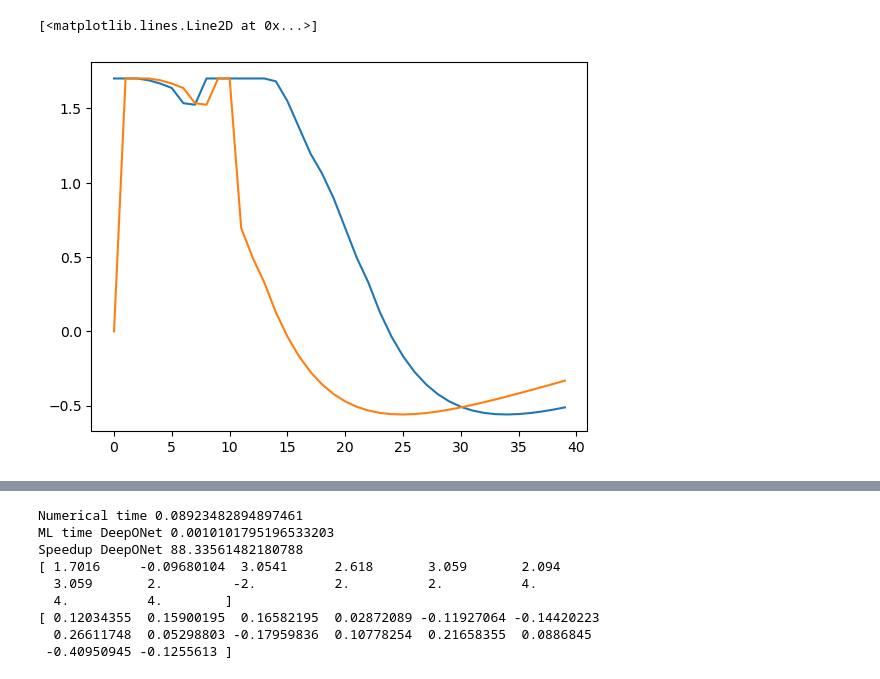
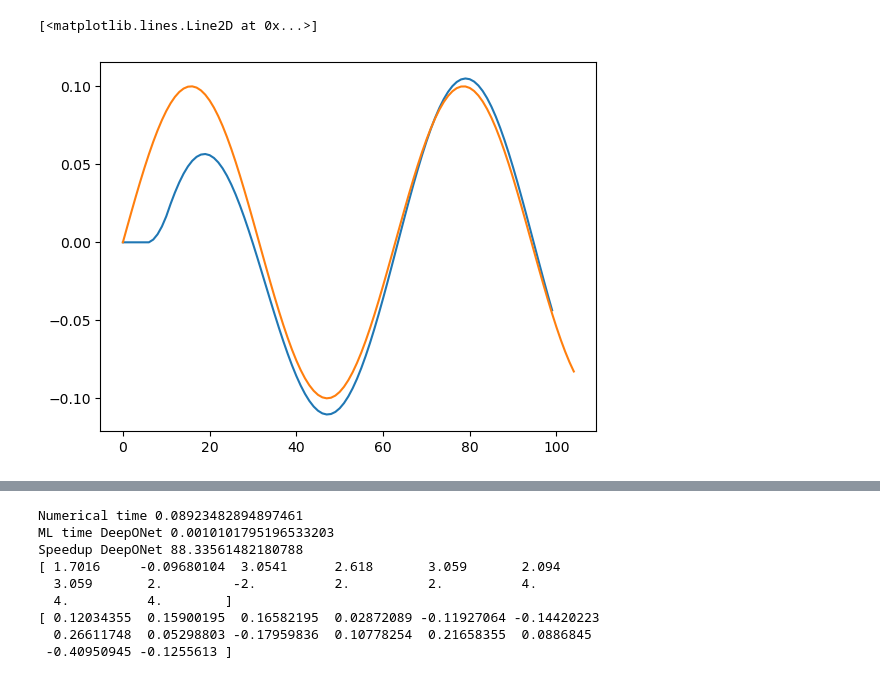
Before and after one commit to gokulg02/NeuralOperatorPredictorFeedback-xArm6, a Jupyter notebook: BaxterCorrectDynamics.ipynb, the cells around one changed output, grey strips where cells are left out. Saved outputs shown, nothing was run; the diff lists cells and outputs as text; code cells hidden in the pictures.

```diff
--- a/BaxterCorrectDynamics.ipynb
+++ b/BaxterCorrectDynamics.ipynb
@@ -63,19 +112,19 @@ dh_params = np.array([[0.2703, 0.069, -math.pi/2, 5.70044],
 [0, 0, math.pi/2, 1.60979],
 [0.2295,  0, 0, 0.54218]])
 
-dof = 7
-a = np.zeros(7)
-d = np.zeros(7)
-alpha = np.zeros(7)
-m = np.zeros(7)
-for i in range(7):
+dof = 3
+a = np.zeros(dof)
+d = np.zeros(dof)
+alpha = np.zeros(dof)
+m = np.zeros(dof)
+for i in range(dof):
     a[i] = dh_params[i, 1]
     d[i] = dh_params[i, 0]
     alpha[i] = dh_params[i, 2]
     m[i] = dh_params[i, 3]
 
 J = np.zeros((4,4,dof))
-for i in range(7):
+for i in range(dof):
     J[:,:,i] = [[0.5*(-inertias[i,0]+inertias[i, 1]+inertias[i, 2]),inertias[i, 3],inertias[i,5], m[i]*coms[i, 0]],\
                     [inertias[i, 3], 0.5*(inertias[i,0]-inertias[i, 1]+inertias[i, 2]), inertias[i, 4], m[i]*coms[i, 1]], \
                     [inertias[i, 5], inertias[i, 4], 0.5*(inertias[i,0]+inertias[i, 1]-inertias[i, 2]), m[i]*coms[i, 2]], \
@@ -288,45 +351,45 @@ def simulate_system(x0, qdes, qdesdot, qdesddot, dt, T, D, dof, predictor_func,
 # %%
 joint_lim_min = np.array([-1.7016, -2.147, -3.0541, -0.05, -3.059, -1.571, -3.059])
 joint_lim_max = np.array([1.7016, 1.047, 3.0541, 2.618, 3.059, 2.094, 3.059])
+joint_lim_min = joint_lim_min[0:dof]
+joint_lim_max = joint_lim_max[0:dof]
 
 # Generate a trajecotry:
-def generate_trajectory(joint_lim_min, joint_lim_max, scaling, dt, T, D):
+def generate_trajectory(joint_lim_min, joint_lim_max, scaling, dt, T, D, y_shift):
     t = np.arange(0, T+D, dt)
     q = np.zeros((len(t), len(joint_lim_min)))
     qd= np.zeros((len(t), len(joint_lim_min)))
     qdd = np.zeros((len(t), len(joint_lim_min)))
     for i in range(len(t)):
         # ensures positive q so we are in the joints
-        q[i] = [math.sin(t[i]*period)*scaling + scaling]*len(joint_lim_min)
+        q[i] = [math.sin(t[i]*period)*scaling ]*len(joint_lim_min) + y_shift
         qd[i] = [math.cos(t[i]*period)*scaling*period]*len(joint_lim_min)
         qdd[i] = [-math.sin(t[i]*period)*scaling*period**2] * len(joint_lim_min)
         if (np.maximum(np.minimum(q[i], joint_lim_max), joint_lim_min) != q[i]).any():
-            raise Exception("Trajecotry not feasible")
+            raise Exception("Trajectory not feasible")
     return q, qd, qdd
 
-T = 4
+T = 10
 period = 1
 dt = 0.1
 scaling = 0.1
 t = np.arange(0, T, dt)
 # Handles delays up to any time essentially
-D = 1
-qdes, qd_des, qdd_des = generate_trajectory(joint_lim_min, joint_lim_max, 0.1, dt, T, D)
+D = 0.5
 nD = int(round(D/dt))
 # %%
-joint_lim_min = np.array([-1.7016, -2.147, -3.0541, -0.05, -3.059, -1.571, -3.059])
-joint_lim_max = np.array([1.7016, 1.047, 3.0541, 2.618, 3.059, 2.094, 3.059])
-deviation = 2
-qdes, qd_des, qdd_des = generate_trajectory(joint_lim_min, joint_lim_max, scaling, dt, T, D)
-
-init_cond = (joint_lim_max - joint_lim_min) / 2.0
-init_cond = np.array([init_cond, np.zeros(7)]).reshape(14)
-statesExact, controlsExact, predictorsExact = simulate_system(init_cond, qdes, qd_des, qdd_des, dt, T, D, dof, compute_predictors, None)
+init_cond = (joint_lim_max + joint_lim_min) / 2.0
+y_shift = init_cond
+qdes, qd_des, qdd_des = generate_trajectory(joint_lim_min, joint_lim_max, 0.1, dt, T, D, y_shift)
+init_cond = np.array([init_cond, np.zeros(dof)]).reshape(2*dof)
+alpha_mat = np.identity(dof)
+beta_mat = np.identity(dof)
+statesExact, controlsExact, predictorsExact = simulate_system(init_cond, qdes, qd_des, qdd_des, dt, T, D, dof, compute_predictors, None, False)
 # %%
 plt.plot(statesExact[:, 0])
-plt.plot(predictorsExact[:, 0])
+plt.plot(qdes[:, 0])
 # %% [output]
 [<matplotlib.lines.Line2D at 0x...>]
-[figure, old version]
+[figure, new version]
 # %%
 # Build dataset
```
Also changed, not shown: parts of 23 cells of this notebook.
